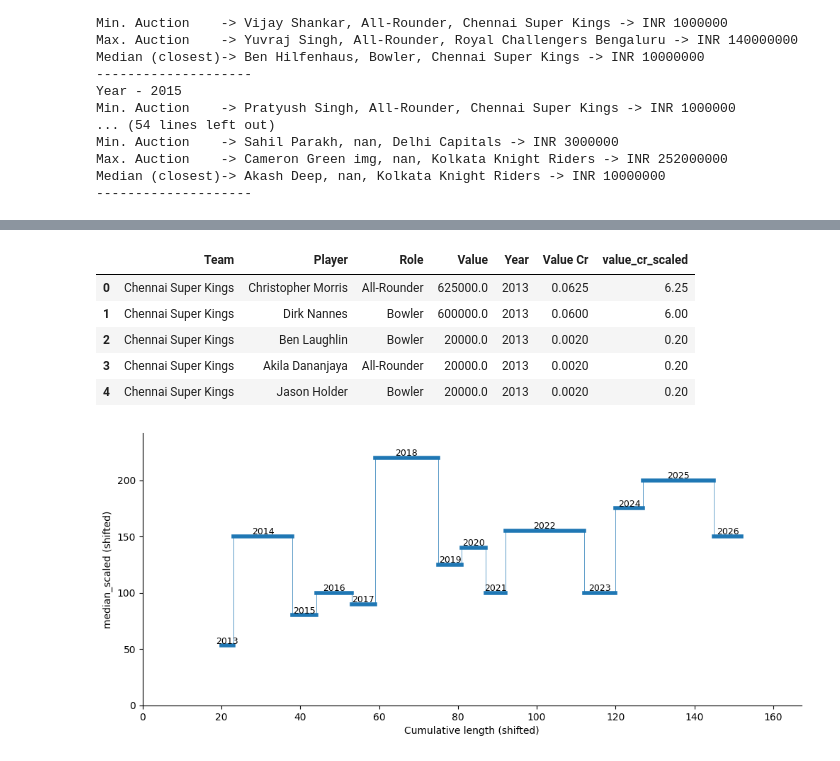
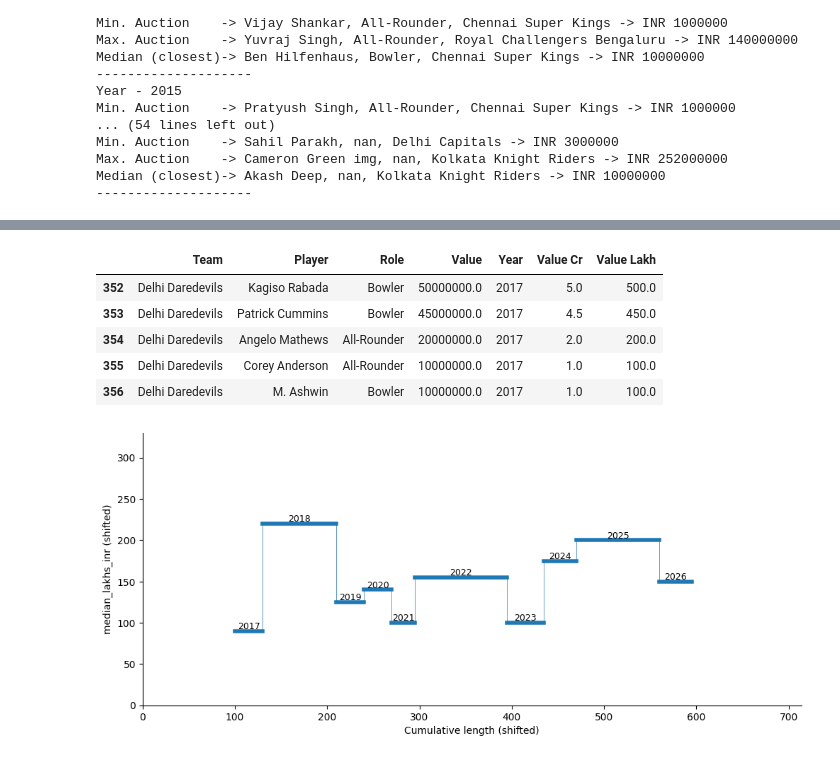
Before and after one commit to debatreyo/IPL-Auctions, a Jupyter notebook: notebooks/eda.ipynb, the cells around one changed output, grey strips where cells are left out. Cells and saved outputs as stored; diff of their text form; code cells hidden in the pictures.

```diff
--- a/notebooks/eda.ipynb
+++ b/notebooks/eda.ipynb
@@ -104,15 +104,20 @@ Median (closest)-> Akash Deep, nan, Kolkata Knight Riders -> INR 10000000
 --------------------
 # %%
 df["Value Cr"] = df["Value"] / 10000000
+df["Value Lakh"] = df["Value"] / 100000
+# %%
+year_start = 2017
+
+df2 = df[df["Year"]>=year_start]
 # %%
 
-df_group = df.groupby(by=["Year"], as_index=False).agg(
-    median_val = ("Value Cr", "median"),
-    mean_val = ("Value Cr", "mean"),
-    min_val = ("Value Cr", "min"),
-    max_val = ("Value Cr", "max"),
-    total_val = ("Value Cr", "sum"),
-    n_players = ("Value Cr", "size")
+df_group = df2.groupby(by=["Year"], as_index=False).agg(
+    median_val = ("Value Lakh", "median"),
+    mean_val = ("Value Lakh", "mean"),
+    min_val = ("Value Lakh", "min"),
+    max_val = ("Value Lakh", "max"),
+    total_val = ("Value Lakh", "sum"),
+    n_players = ("Value Lakh", "size")
 )
 
 df_group["per_player_val"] = df_group["total_val"]/df_group["n_players"]
@@ -137,6 +138,2 @@ df_group
 # %%
 df_group["length"] = df_group["n_players"]//10
-# %%
-df_group["median_scaled"] = df_group["median_val"]*100          # Value in INR Cr * 100
-
-df_group
@@ -159,14 +140,13 @@ df_group
 # %%
 
-df["value_cr_scaled"] = df["Value Cr"]*100
-df.head()
+df2.head()
 # %% [output]
-|  | Team | Player | Role | Value | Year | Value Cr | value_cr_scaled |
-| 0 | Chennai Super Kings | Christopher Morris | All-Rounder | 625000.0 | 2013 | 0.0625 | 6.25 |
-| 1 | Chennai Super Kings | Dirk Nannes | Bowler | 600000.0 | 2013 | 0.0600 | 6.00 |
-| 2 | Chennai Super Kings | Ben Laughlin | Bowler | 20000.0 | 2013 | 0.0020 | 0.20 |
-| 3 | Chennai Super Kings | Akila Dananjaya | All-Rounder | 20000.0 | 2013 | 0.0020 | 0.20 |
-| 4 | Chennai Super Kings | Jason Holder | Bowler | 20000.0 | 2013 | 0.0020 | 0.20 |
+|  | Team | Player | Role | Value | Year | Value Cr | Value Lakh |
+| 352 | Delhi Daredevils | Kagiso Rabada | Bowler | 50000000.0 | 2017 | 5.0 | 500.0 |
+| 353 | Delhi Daredevils | Patrick Cummins | Bowler | 45000000.0 | 2017 | 4.5 | 450.0 |
+| 354 | Delhi Daredevils | Angelo Mathews | All-Rounder | 20000000.0 | 2017 | 2.0 | 200.0 |
+| 355 | Delhi Daredevils | Corey Anderson | All-Rounder | 10000000.0 | 2017 | 1.0 | 100.0 |
+| 356 | Delhi Daredevils | M. Ashwin | Bowler | 10000000.0 | 2017 | 1.0 | 100.0 |
 # %%
 import matplotlib.pyplot as plt
 from matplotlib.lines import Line2D
@@ -174,7 +154,8 @@ from matplotlib.lines import Line2D
 # tweak knobs
 line_thickness = 4
 y_offset = 50      # shifts everything UP/DOWN (add to every y)
-x_offset = 20      # shifts everything RIGHT/LEFT (add to every x)
+x_offset = 100      # shifts everything RIGHT/LEFT (add to every x)
+length_mag = 5
 
 fig, ax = plt.subplots(figsize=(12, 5))
 
@@ -186,9 +167,9 @@ for _, r in df_group.sort_values("Year").iterrows():
     year = r["Year"]
 
     # apply y shift
-    y = r["median_scaled"] + y_offset
+    y = r["median_val"] + y_offset
 
-    seg_len = r["length"]
+    seg_len = r["length"]*length_mag
 
     # base segment positions
     x_start_base = x_cursor
@@ -203,34 +184,34 @@ for _, r in df_group.sort_values("Year").iterrows():
         [x_start, x_end],
         [y, y],
         linewidth=line_thickness
     ))
 
     # optional: thin vertical connector between years
     if prev_end_x is not None:
         ax.add_line(Line2D(
             [x_start, x_start],
             [prev_y, y],
             linewidth=0.5
         ))
 
     # optional: year label
     ax.text((x_start + x_end) / 2, y, str(int(year)), ha="center", va="bottom", fontsize=9)
 
     # update "previous" using the shifted coordinates (so connectors align perfectly)
     prev_end_x = x_end
     prev_y = y
 
     # advance cursor in base space (so segment lengths remain unchanged)
     x_cursor = x_end_base
 
 # axis limits must account for offsets
-ax.set_xlim(0, (x_offset + x_cursor)*1.1)
-ax.set_ylim(0, (df_group["median_scaled"].max() + y_offset) * 1.1)
+ax.set_xlim(0, (x_offset + x_cursor)*1.2)
+ax.set_ylim(0, (df_group["median_val"].max() + y_offset) * 1.5)
 
 ax.set_xlabel("Cumulative length (shifted)")
-ax.set_ylabel("median_scaled (shifted)")
+ax.set_ylabel("median_lakhs_inr (shifted)")
 ax.spines[["top", "right"]].set_visible(False)
 
 plt.show()
 # %% [output]
-[figure, old version]
+[figure, new version]
```
Also changed, not shown: parts of 5 cells of this notebook.
